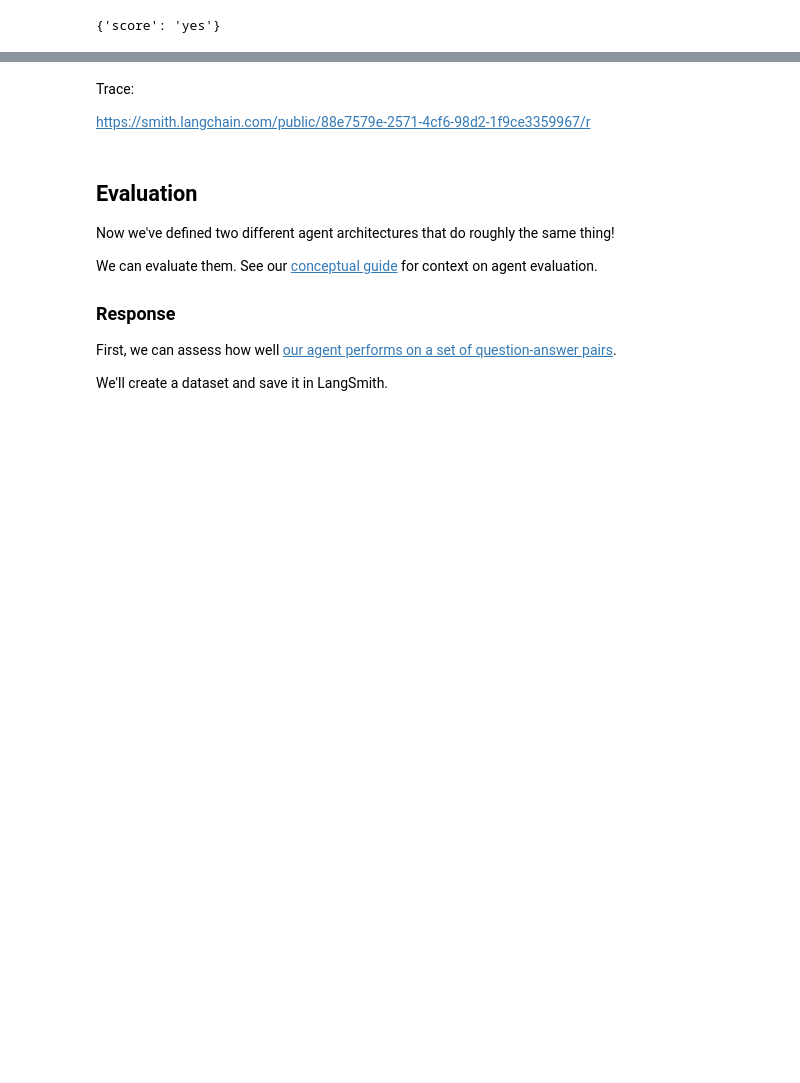
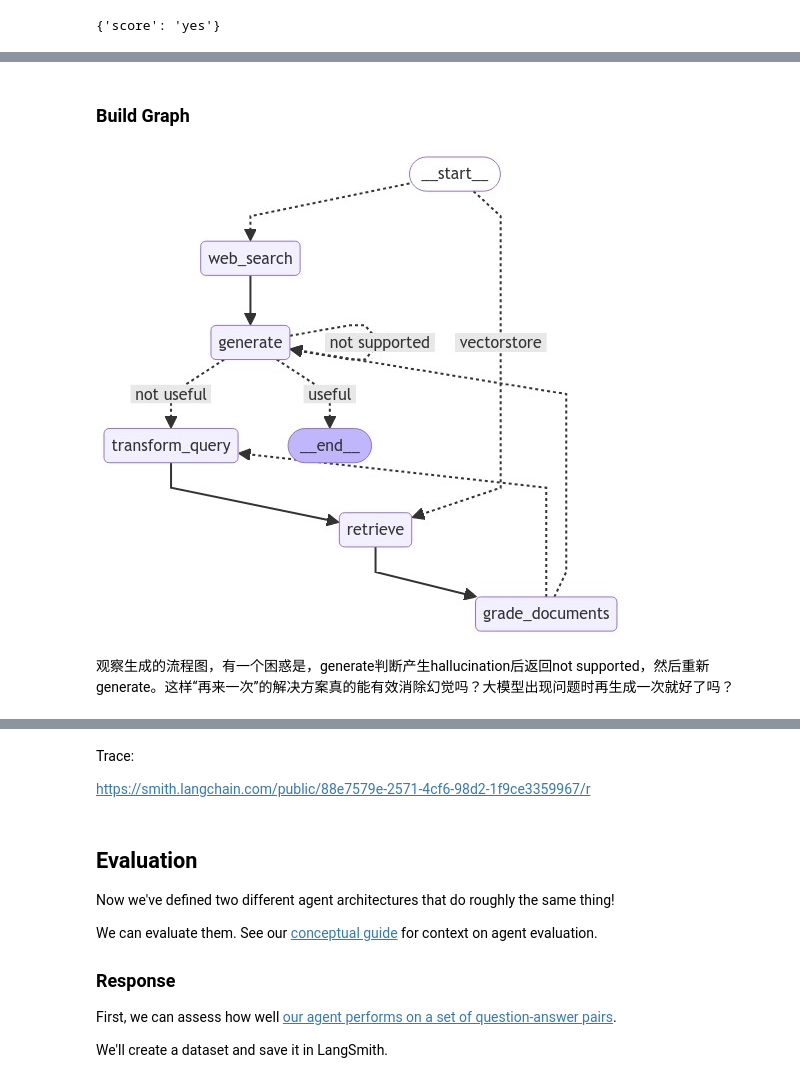
Before and after one commit to rowingchenn/hydraulic_rag, a Jupyter notebook: langgraph_crag_local.ipynb, the cells around one changed output, grey strips where cells are left out. Saved outputs shown, nothing was run; the diff lists cells and outputs as text; code cells hidden in the pictures; blank space fills up the shorter version.

```diff
--- a/langgraph_crag_local.ipynb
+++ b/langgraph_crag_local.ipynb
@@ -338,15 +346,14 @@ hallucination_grader.invoke({"documents": docs, "generation": generation})
 # %%
 ### Answer Grader
-
+# generation ="张唯琛是一个好学生。"
 # Prompt
 prompt = PromptTemplate(
-    template="""You are a grader assessing whether an answer is useful to resolve a question. \n
-    Here is the answer:
-    \n ------- \n
+    template="""Suppose you are a student and you want to ask a question. \n
+    Here is the question:
+    {question}
+    The teacher's answer is as follows.
     {generation}
-    \n ------- \n
-    Here is the question: {question}
-    Give a binary score 'yes' or 'no' to indicate whether the answer is useful to resolve a question. \n
+    Give a binary score 'yes' or 'no' to indicate whether you are satisfied with the teacher's answer, if the answer is off-topic or of low quality, give a no.
     Provide the binary score as a JSON with a single key 'score' and no preamble or explanation.""",
     input_variables=["generation", "question"],
 )
@@ -360,13 +368,13 @@ answer_grader.invoke({"question": question, "generation": generation})
 # %%
 ### Question Re-writer
-
+question = "水质检测？"
 # Prompt
 re_write_prompt = PromptTemplate(
     template="""You a question re-writer that converts an input question to a better version that is optimized \n
      for vectorstore retrieval. Look at the initial and formulate an improved question. \n
-     Here is the initial question: \n\n {question}. Improved question with no preamble: \n """,
+     Here is the initial question: \n\n {question}. Improved question in Chinese and with no preamble: \n """,
     input_variables=["generation", "question"],
 )
 
-question_rewriter = re_write_prompt | json_llm | StrOutputParser()
+question_rewriter = re_write_prompt | llm | StrOutputParser()
 question_rewriter.invoke({"question": question})
@@ -575,3 +629,55 @@ display(Image(custom_graph.get_graph(xray=True).draw_mermaid_png()))
+# %% [markdown]
+### Build Graph
+# %%
+from langgraph.graph import END, StateGraph, START
+# Graph
+workflow = StateGraph(GraphState)
+
+# Define the nodes
+workflow.add_node("web_search", web_search)  # web search
+workflow.add_node("retrieve", retrieve)  # retrieve
+workflow.add_node("grade_documents", grade_documents)  # grade documents
+workflow.add_node("generate", generate)  # generatae
+workflow.add_node("transform_query", transform_query)  # transform_query
+
+# Build graph
+workflow.add_conditional_edges(
+    START,
+    route_question,
+    {
+        "web_search": "web_search",
+        "vectorstore": "retrieve",
+    },
+)
+workflow.add_edge("web_search", "generate")
+workflow.add_edge("retrieve", "grade_documents")
+workflow.add_conditional_edges(
+    "grade_documents",
+    decide_to_generate,
+    {
+        "transform_query": "transform_query",
+        "generate": "generate",
+    },
+)
+
+workflow.add_edge("transform_query", "retrieve")
+workflow.add_conditional_edges(
+    "generate",
+    grade_generation_v_documents_and_question,
+    {
+        "not supported": "generate",
+        "useful": END,
+        "not useful": "transform_query",
+    },
+)
+
+app = workflow.compile()
+
+display(Image(app.get_graph(xray=True).draw_mermaid_png()))
+# %% [output]
+[figure, added]
+# %% [markdown]
+观察生成的流程图，有一个困惑是，generate判断产生hallucination后返回not supported，然后重新generate。这样“再来一次”的解决方案真的能有效消除幻觉吗？大模型出现问题时再生成一次就好了吗？
 # %%
 import uuid
 
```
Also changed, not shown: parts of 14 cells of this notebook, 2 other files.
